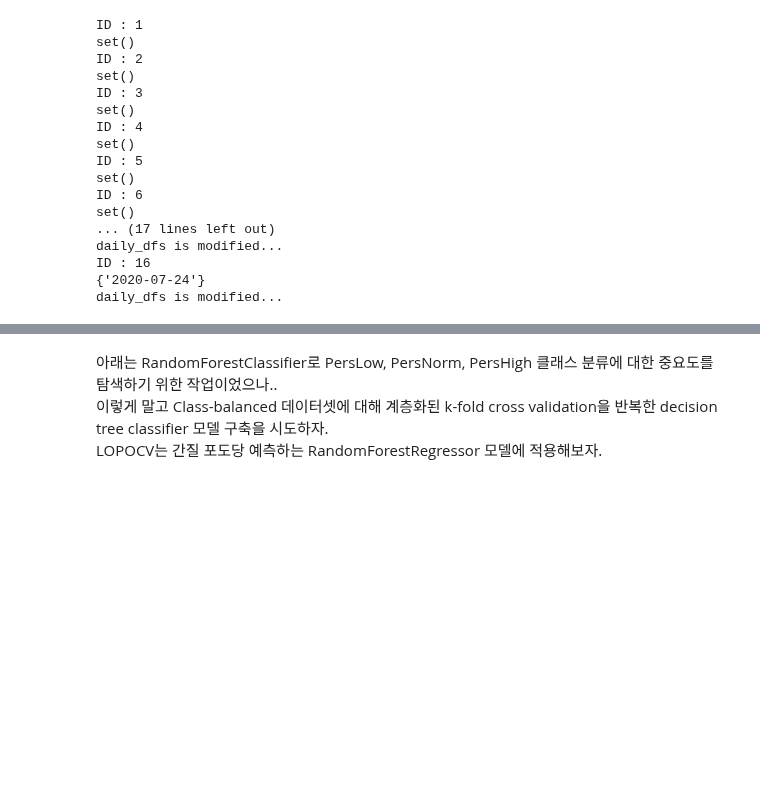
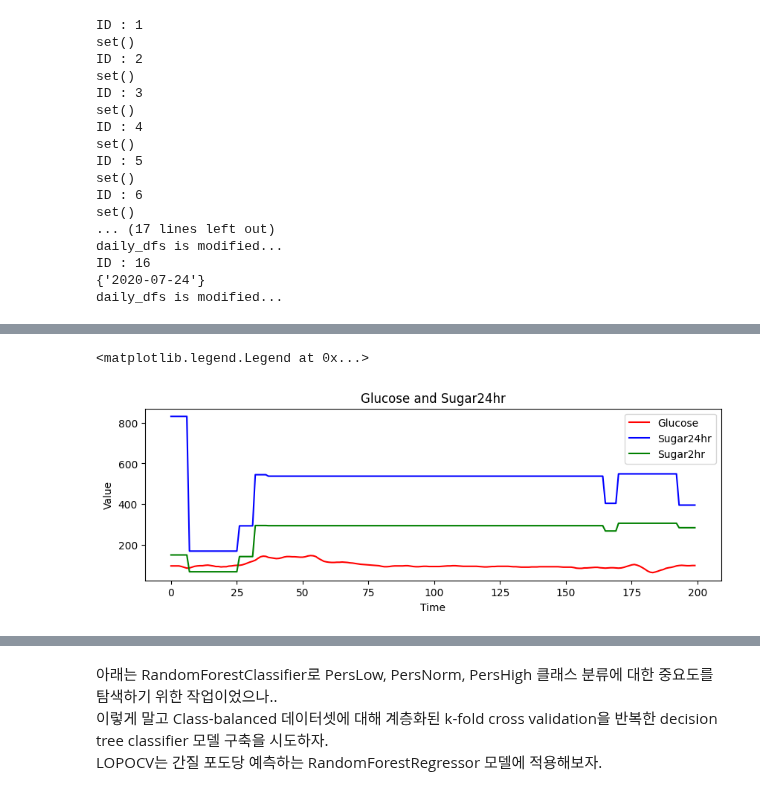
Before and after one commit to mingg12/engineering-newFork, a Jupyter notebook: building_df_and_feature_importance.ipynb, the cells around one changed output, grey strips where cells are left out. Cells and saved outputs as stored; diff of their text form; code cells hidden in the pictures; blank space fills up the shorter version.

```diff
--- a/building_df_and_feature_importance.ipynb
+++ b/building_df_and_feature_importance.ipynb
@@ -553,3 +563,22 @@ df.head(30)
+# %%
+import matplotlib.pyplot as plt
+
+# 날짜 필터링
+filtered_df = df.iloc[0:200]
+
+# 그래프 그리기
+plt.figure(figsize=(10, 3))
+plt.plot(filtered_df.index, filtered_df['glucose'], 'r', label='Glucose')
+plt.plot(filtered_df.index, filtered_df['sugar24hr'], 'b', label='Sugar24hr')
+plt.plot(filtered_df.index, filtered_df['sugar2hr'], 'g', label='Sugar2hr')
+
+plt.title('Glucose and Sugar24hr')
+plt.xlabel('Time')
+plt.ylabel('Value')
+plt.legend()
+# %% [output]
+<matplotlib.legend.Legend at 0x...>
+[figure, added]
 # %%
 df.to_csv(r'./features.csv', sep='\t', encoding='utf-8', header='true')
 # %%
```
Also changed, not shown: parts of 7 cells of this notebook.
